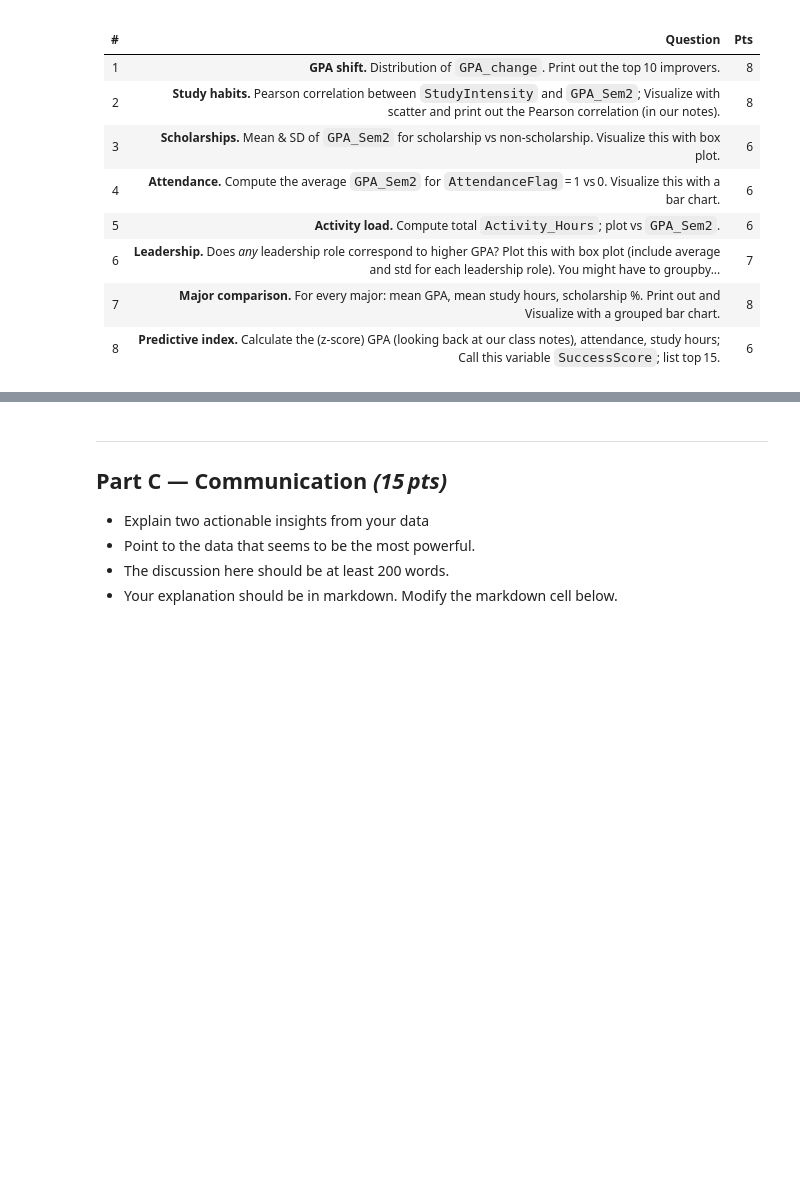
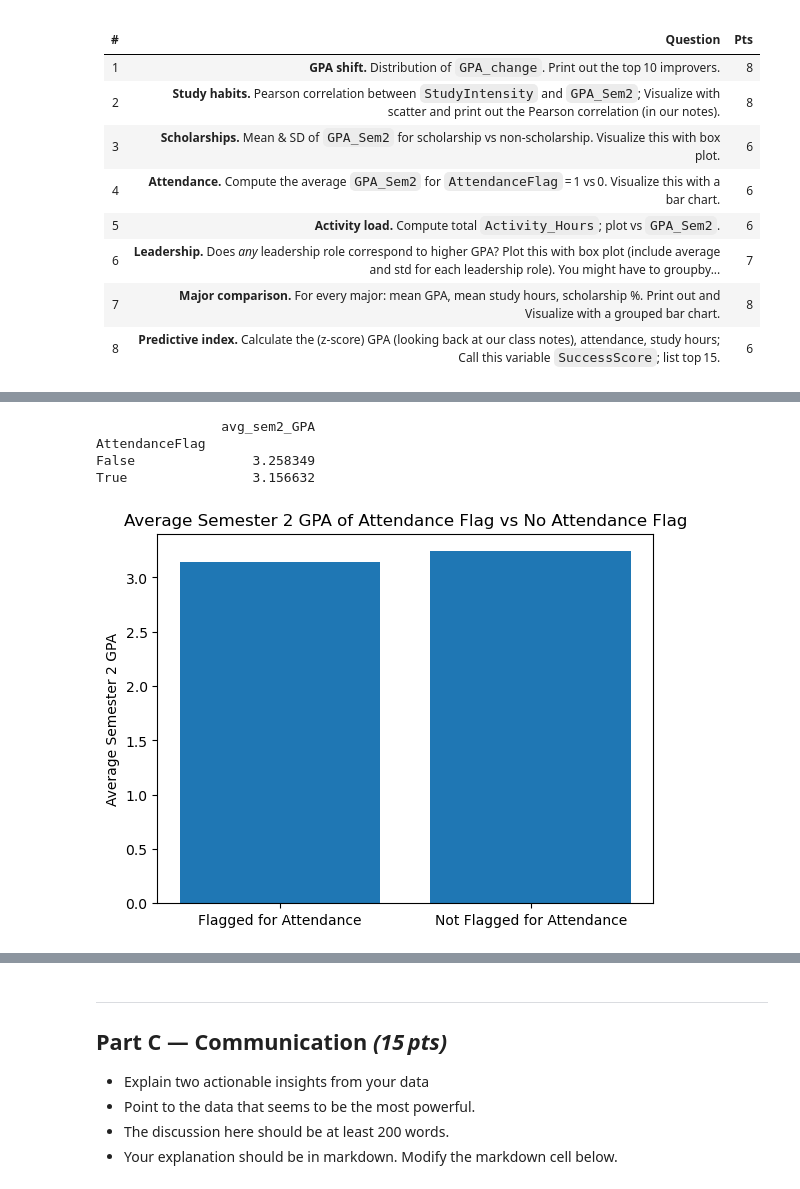
Before and after one commit to rhodes-cs-sanders/data242-sp25-hw7-Mira-Berkey, a Jupyter notebook: DATA242_hwk7.ipynb, the cells around one changed output, grey strips where cells are left out. Drawn from its saved outputs; the diff is of its cells as text; code cells hidden in the pictures; blank space fills up the shorter version.

```diff
--- a/DATA242_hwk7.ipynb
+++ b/DATA242_hwk7.ipynb
@@ -56,4 +186,33 @@ The difficulty of this problem that the data is contained in two different data
 # %%
 # 4	Attendance. Compute the average GPA_Sem2 for AttendanceFlag = 1 vs 0. Visualize this with a bar chart.
+grouped = academic_c.groupby('AttendanceFlag')
+sem2_mean = grouped.agg( avg_sem2_GPA=('GPA_Sem2', 'mean'))
+print(sem2_mean)
+#grouped_lists = academic_c.groupby('AttendanceFlag')['GPA_Sem2'].agg(list)
+#grouped_arrays = {k: np.array(v) for k, v in grouped_lists.items()}
+
+#print(grouped_arrays.mean())
+AttendanceFlag=merged_df["AttendanceFlag"].to_numpy()
+att_mask_t=AttendanceFlag==True
+att_mask_f=AttendanceFlag==False
+
+true=sem2[att_mask_t]
+false=sem2[att_mask_f]
+mean_t=true.mean()
+#print(mean_t)
+mean_f=false.mean()
+data = [mean_t, mean_f]
+
+plt.ylabel('Average Semester 2 GPA')
+plt.title('Average Semester 2 GPA of Attendance Flag vs No Attendance Flag')
+plt.bar(["Flagged for Attendance","Not Flagged for Attendance"], data)
+
+plt.show()
+# %% [output]
+                avg_sem2_GPA
+AttendanceFlag
+False               3.258349
+True                3.156632
+[figure, added]
 # %%
 # 5	Activity load. Compute total Activity_Hours; plot vs GPA_Sem2.
```
Also changed, not shown: parts of 10 cells of this notebook.
